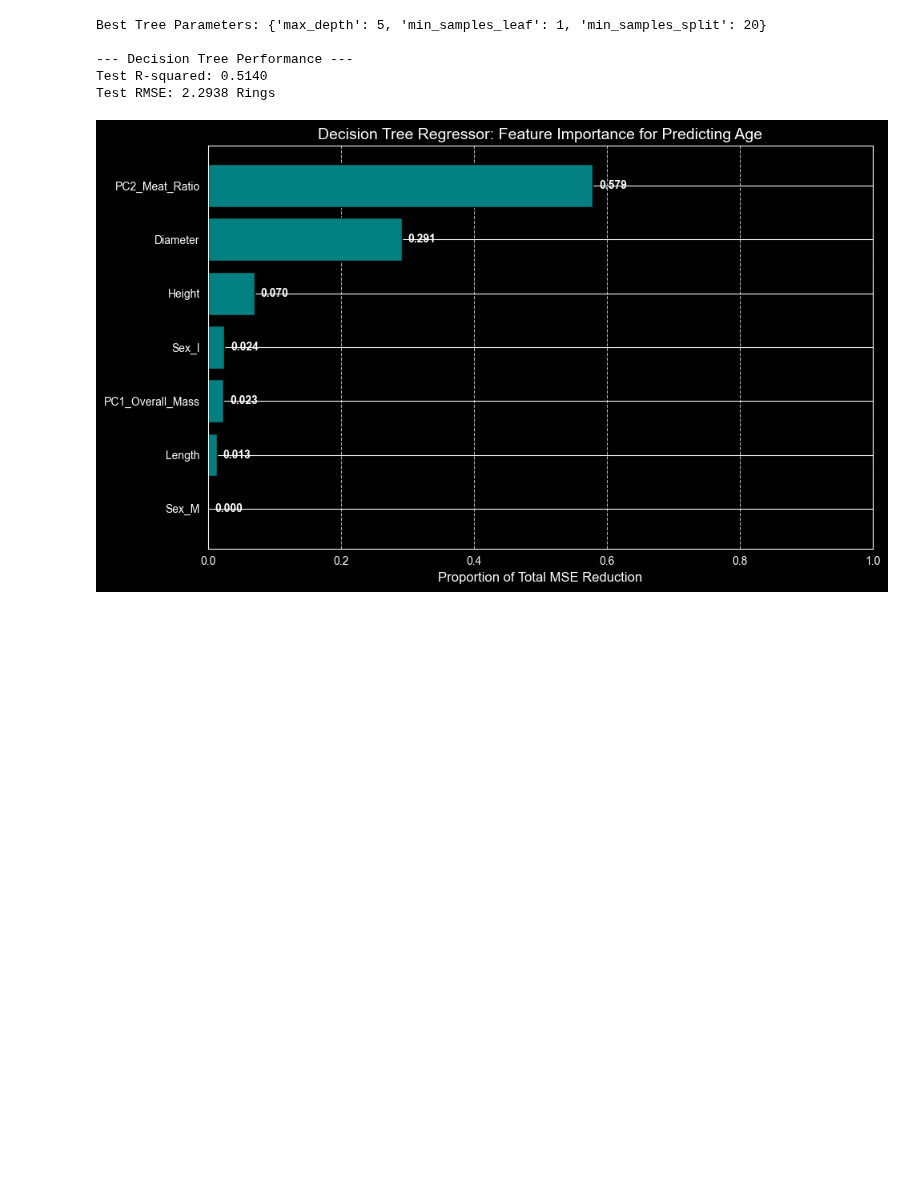
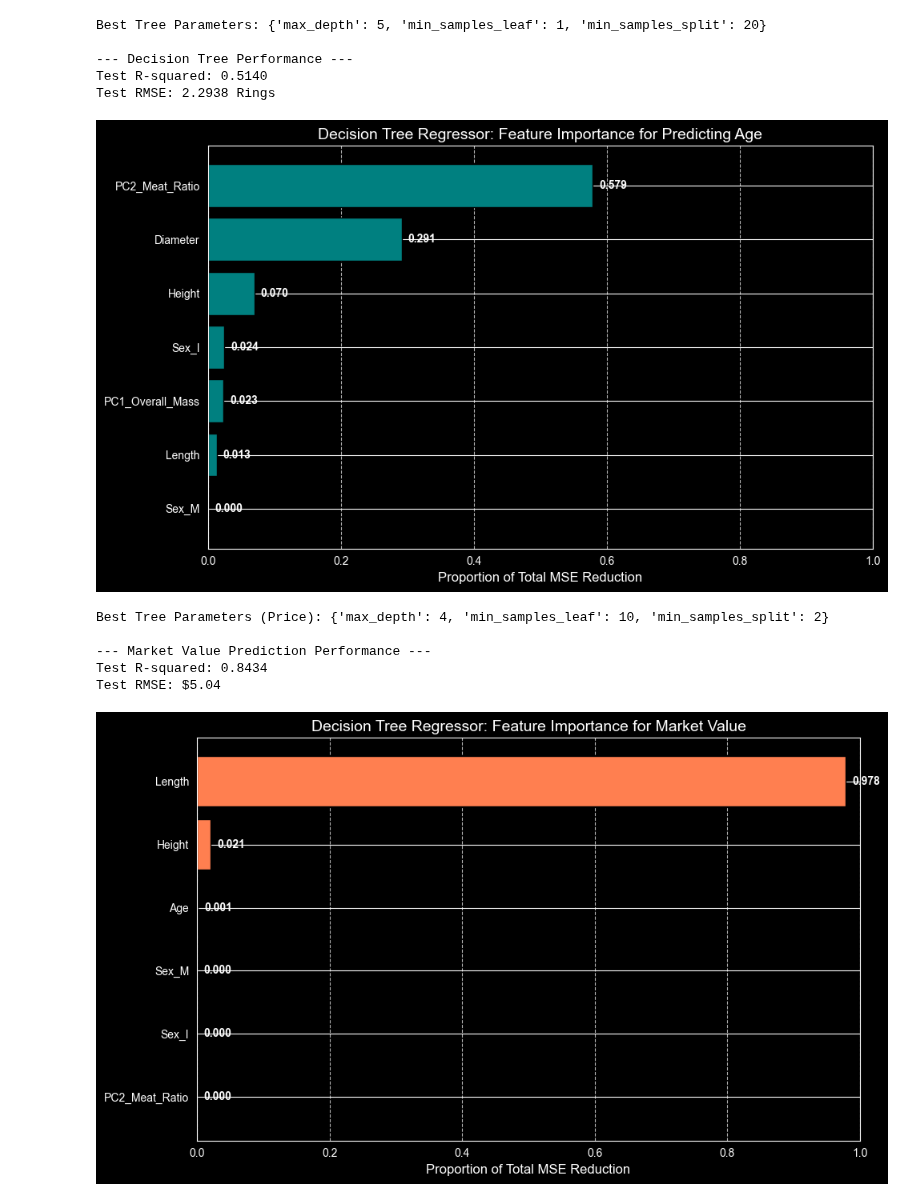
Before and after one commit to AFD03/sta141c_project, a Jupyter notebook: abalone_baby.ipynb, the cells around one changed output. Saved outputs shown, nothing was run; the diff lists cells and outputs as text; code cells hidden in the pictures; blank space fills up the shorter version.

```diff
--- a/abalone_baby.ipynb
+++ b/abalone_baby.ipynb
@@ -421,3 +421,73 @@ Best Tree Parameters: {'max_depth': 5, 'min_samples_leaf': 1, 'min_samples_split
 Test R-squared: 0.5140
 Test RMSE: 2.2938 Rings
 [figure]
+# %%
+import pandas as pd
+import numpy as np
+import matplotlib.pyplot as plt
+from sklearn.model_selection import train_test_split, GridSearchCV
+from sklearn.tree import DecisionTreeRegressor
+from sklearn.metrics import r2_score, mean_squared_error
+
+# define the new Predictors (X) and Target (y)
+# also dropping Diameter and PC1 to prevent data leakage. Adding Age again.
+X_price = df_reduced[['Age', 'Length', 'Height', 'PC2_Meat_Ratio', 'Sex_I', 'Sex_M']]
+y_price = df_reduced['Market_Value']
+
+# train/test split (80% training, 20% testing)
+X_train_p, X_test_p, y_train_p, y_test_p = train_test_split(
+    X_price, y_price, test_size=0.2, random_state=42
+)
+
+# hyperparameter Tuning using Grid Search
+param_grid = {
+    'max_depth': [3, 4, 5, 6, 7, 8],
+    'min_samples_split': [2, 5, 10, 20],
+    'min_samples_leaf': [1, 5, 10, 20]
+}
+
+dt_price = DecisionTreeRegressor(random_state=42)
+grid_search_price = GridSearchCV(
+    estimator=dt_price, param_grid=param_grid,
+    cv=5, scoring='r2', n_jobs=-1
+)
+grid_search_price.fit(X_train_p, y_train_p)
+
+# extracting the best model and evaluate
+best_price_model = grid_search_price.best_estimator_
+y_pred_p = best_price_model.predict(X_test_p)
+
+price_r2 = r2_score(y_test_p, y_pred_p)
+price_rmse = np.sqrt(mean_squared_error(y_test_p, y_pred_p))
+
+print(f"Best Tree Parameters (Price): {grid_search_price.best_params_}")
+print("\n--- Market Value Prediction Performance ---")
+print(f"Test R-squared: {price_r2:.4f}")
+print(f"Test RMSE: ${price_rmse:.2f}")
+
+# feature importance
+importances_p = best_price_model.feature_importances_
+feature_names_p = X_price.columns
+
+importance_df_p = pd.DataFrame({'Feature': feature_names_p, 'Importance': importances_p})
+importance_df_p = importance_df_p.sort_values(by='Importance', ascending=True)
+
+plt.figure(figsize=(10, 6))
+plt.barh(importance_df_p['Feature'], importance_df_p['Importance'], color='coral', edgecolor='black')
+plt.title('Decision Tree Regressor: Feature Importance for Market Value', fontsize=14)
+plt.xlabel('Proportion of Total MSE Reduction', fontsize=12)
+plt.xlim(0, 1.0)
+plt.grid(axis='x', linestyle='--', alpha=0.7)
+
+for index, value in enumerate(importance_df_p['Importance']):
+    plt.text(value + 0.01, index, f"{value:.3f}", va='center', fontweight='bold')
+
+plt.tight_layout()
+plt.show()
+# %% [output]
+Best Tree Parameters (Price): {'max_depth': 4, 'min_samples_leaf': 10, 'min_samples_split': 2}
+
+--- Market Value Prediction Performance ---
+Test R-squared: 0.8434
+Test RMSE: $5.04
+[figure, added]
```
